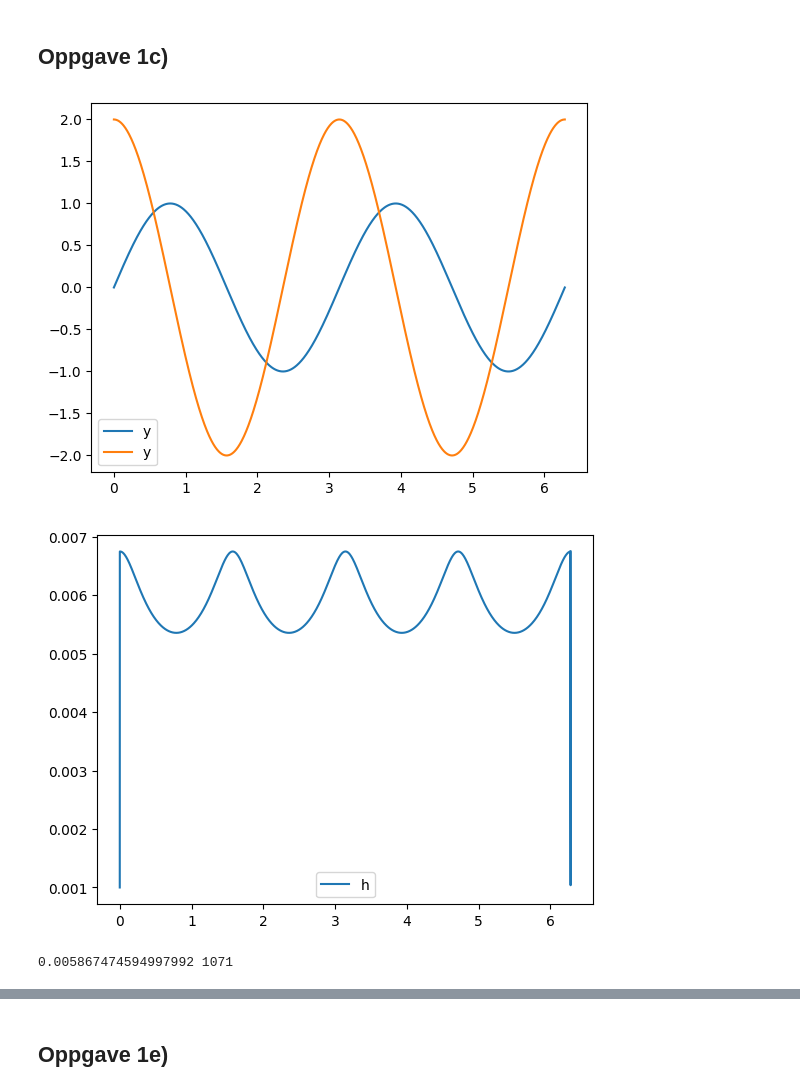
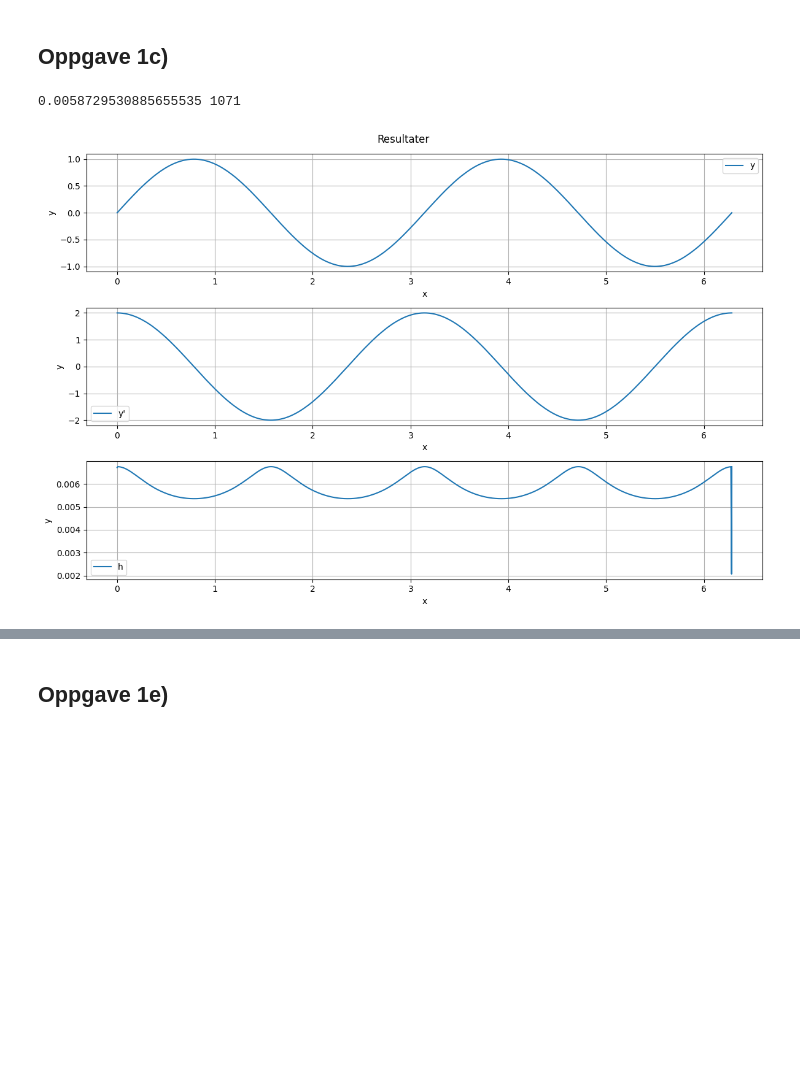
Before and after one commit to KristofferEide06/usadel-bvp-solvers, a Jupyter notebook: temp/jenskrøll_superlocked.ipynb, the cells around one changed output, grey strips where cells are left out. Saved outputs shown, nothing was run; the diff lists cells and outputs as text; code cells hidden in the pictures; blank space fills up the shorter version.

```diff
--- a/temp/jenskrøll_superlocked.ipynb
+++ b/temp/jenskrøll_superlocked.ipynb
@@ -1,50 +1,65 @@
+# %%
+import matplotlib.pyplot as plt
+def plot_solution(ax: plt.Axes, X: np.ndarray, Y: np.ndarray, label: str = "",
+                   xlabel: str="x", ylabel: str ="y", **plot_kwargs) -> None:
+    """Plot a single BVP solution on the given axes."""
+
+    ax.plot(X, Y, label=label, **plot_kwargs)
+    ax.set_xlabel(xlabel)
+    ax.set_ylabel(ylabel)
+    ax.grid(True)
+    if label:
+        ax.legend()
 # %% [markdown]
 ## Oppgave 1c)
 # %%
-import matplotlib.pyplot as plt
 import numpy as np
 def IVP_solver(x_init: float, x_end: float, y_init: np.ndarray,
-                h_0: float, tol: float, func, alpha: float):
-    n = 0
+                h_0: float, tol: float, func, alpha: float) -> tuple[np.ndarray, np.ndarray, np.ndarray, np.ndarray, float, float]:
+    accepted = 0
+    rejected = 0
     x_list = []
     y_list = []
     z_list = []
     h_list = []
     x_list.append(x_init)
     y_list.append(y_init)
     h_list.append(h_0)
     k_1 = func(x_list[0],y_list[0])
-    while x_list[n]<x_end:
-        h_list[n] = min(h_list[n], x_end-x_list[n])
-        k_2 = func(x_list[n]+1/2*h_list[n], y_list[n] + 1/2*h_list[n]*k_1)
-        k_3 = func(x_list[n] + 3/4*h_list[n], y_list[n] + 3/4*h_list[n]*k_2)
-        y_list.append(np.array(y_list[n] + 1/9*h_list[n]*(2*k_1+3*k_2+4*k_3)))
-        x_list.append(x_list[n] + h_list[n])
-        k_4 = func(x_list[n+1],y_list[n+1])
-        z_list.append(y_list[n] + 1/24*h_list[n]*(7*k_1 + 6*k_2 + 8*k_3 + 3*k_4))
-        est = np.linalg.norm(y_list[n+1]-z_list[n])
-        h_list.append(alpha * h_list[n] * (tol/est)**(1/3))
+
+    while x_list[accepted]<x_end:
+        h_list[accepted] = min(h_list[accepted], x_end-x_list[accepted])
+        k_2 = func(x_list[accepted]+1/2*h_list[accepted], y_list[accepted] + 1/2*h_list[accepted]*k_1)
+        k_3 = func(x_list[accepted] + 3/4*h_list[accepted], y_list[accepted] + 3/4*h_list[accepted]*k_2)
+        y_new= np.array(y_list[accepted] + 1/9*h_list[accepted]*(2*k_1+3*k_2+4*k_3))
+        x_new = x_list[accepted] + h_list[accepted]
+        k_4 = func(x_new,y_new)
+        z_new = y_list[accepted] + 1/24*h_list[accepted]*(7*k_1 + 6*k_2 + 8*k_3 + 3*k_4)
+        est = np.linalg.norm(y_new-z_new)
+        h_new = (alpha * h_list[accepted] * (tol/est)**(1/3))
         if est < tol:
-            n+=1
+            accepted+=1
             k_1=k_4
-
-    return np.array(x_list), np.array(y_list), np.array(z_list), np.array(h_list), n
+            y_list.append(y_new)
+            x_list.append(x_new)
+            z_list.append(z_new)
+            h_list.append(h_new)
+        else:
+            h_list[accepted] = h_new
+            rejected +=1
+    return np.array(x_list), np.array(y_list), np.array(z_list), np.array(h_list), accepted, rejected
 
 def func_1(x,y):
     return  np.array([y[1], -4*np.sin(2*x)])
 
-x_array, y_array, z_array, h_array, n = IVP_solver(0, 2*np.pi, np.array([0,2]), 10**(-3),
-                                          10**(-7), func_1, 0.8)
-plt.plot(x_array,y_array[:,0], label="y")
-plt.plot(x_array,y_array[:,1], label="y")
-plt.legend()
-plt.show()
-plt.plot(x_array,h_array, label = "h")
-plt.legend()
-plt.show()
-
-print(np.average(h_array),n)
+x_array, y_array, z_array, h_array, accepted, rejected = IVP_solver(0, 2*np.pi, np.array([0,2]), 0.001,10**(-7), func_1, 0.8)
+fig, axes = plt.subplots(3, 1, figsize=[12,8])
+plot_solution(ax=axes[0], X=x_array, Y = y_array[:,0], label = "y")
+plot_solution(ax=axes[1], X=x_array, Y = y_array[:,1], label = "y'")
+plot_solution(ax=axes[2], X=x_array, Y = h_array, label = "h")
+fig.suptitle("Resultater")
+plt.tight_layout()
+print(np.average(h_array),accepted, rejected)
 # %% [output]
+0.0058729530885655535 1071
-[figure, old version]
+[figure, new version]
-[figure, removed]
-0.005867474594997992 1071
```
Also changed, not shown: parts of 5 cells of this notebook.
